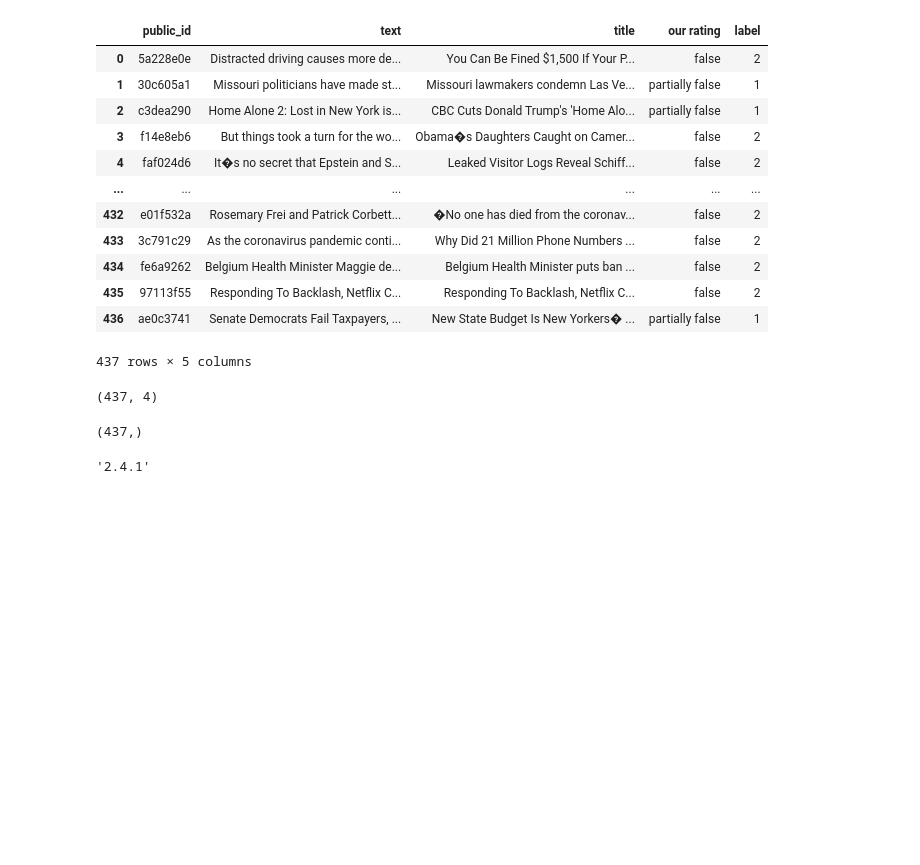
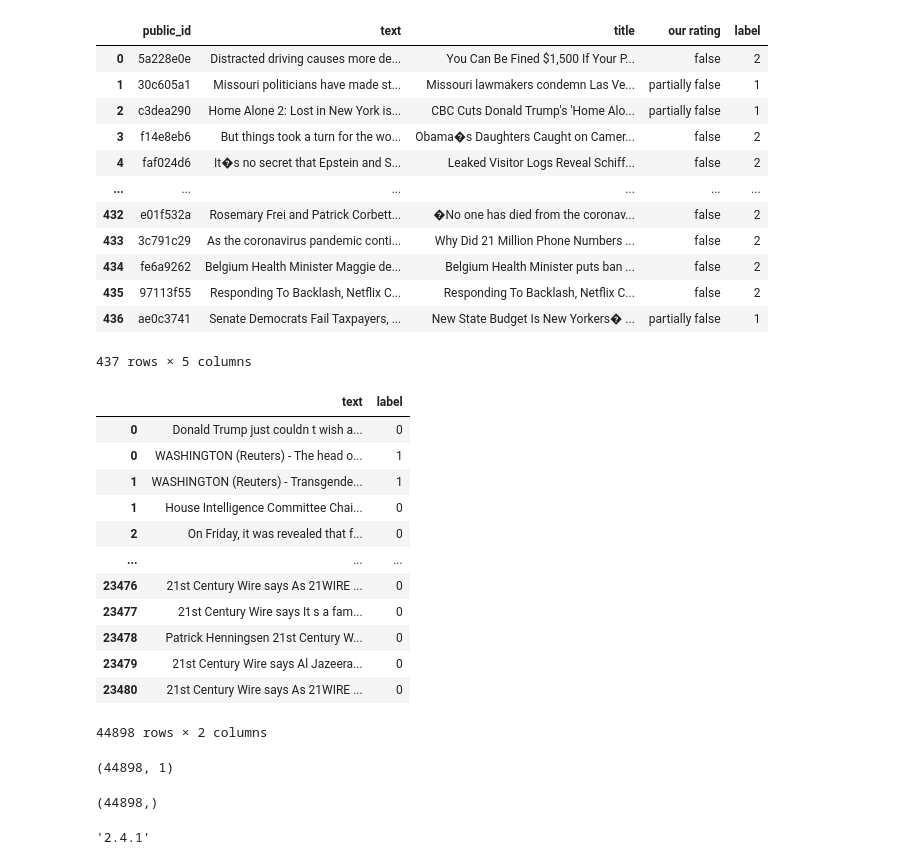
Before and after one commit to SaifuddinGsohan/CLEF2021, a Jupyter notebook: task3/FND u LSTM v2.1.ipynb, the cells around one changed output. Drawn from its saved outputs; the diff is of its cells as text; code cells hidden in the pictures; blank space fills up the shorter version.

Commit message:
Task3a Final Update
All data and code in one

```diff
--- a/task3/FND u LSTM v2.1.ipynb
+++ b/task3/FND u LSTM v2.1.ipynb
@@ -69,6 +69,30 @@ df
 # %%
 ###Drop Nan Values
 df=df.dropna()
+# %%
+df_true = pd.read_csv("data/True.csv")
+df_true = df_true.drop([ "title","subject","date"], axis = 1)
+df_true['label'] = 1
+df_fake = pd.read_csv("data/Fake.csv")
+df_fake = df_fake.drop([ "title","subject","date"], axis = 1)
+df_fake['label'] = 0
+df = pd.concat([df_fake, df_true], axis=0)
+df.sort_index(inplace=True)
+df
+# %% [output]
+|  | text | label |
+| 0 | Donald Trump just couldn t wish a... | 0 |
+| 0 | WASHINGTON (Reuters) - The head o... | 1 |
+| 1 | WASHINGTON (Reuters) - Transgende... | 1 |
+| 1 | House Intelligence Committee Chai... | 0 |
+| 2 | On Friday, it was revealed that f... | 0 |
+| ... | ... | ... |
+| 23476 | 21st Century Wire says As 21WIRE ... | 0 |
+| 23477 | 21st Century Wire says It s a fam... | 0 |
+| 23478 | Patrick Henningsen 21st Century W... | 0 |
+| 23479 | 21st Century Wire says Al Jazeera... | 0 |
+| 23480 | 21st Century Wire says As 21WIRE ... | 0 |
+44898 rows × 2 columns
 # %%
 ## Get the Independent Features
 
@@ -79,11 +103,11 @@ y=df['label']
 # %%
 X.shape
 # %% [output]
-(437, 4)
+(44898, 1)
 # %%
 y.shape
 # %% [output]
-(437,)
+(44898,)
 # %%
 import tensorflow as tf
 # %%
```
Also changed, not shown: parts of 13 cells of this notebook, 12 other files.
